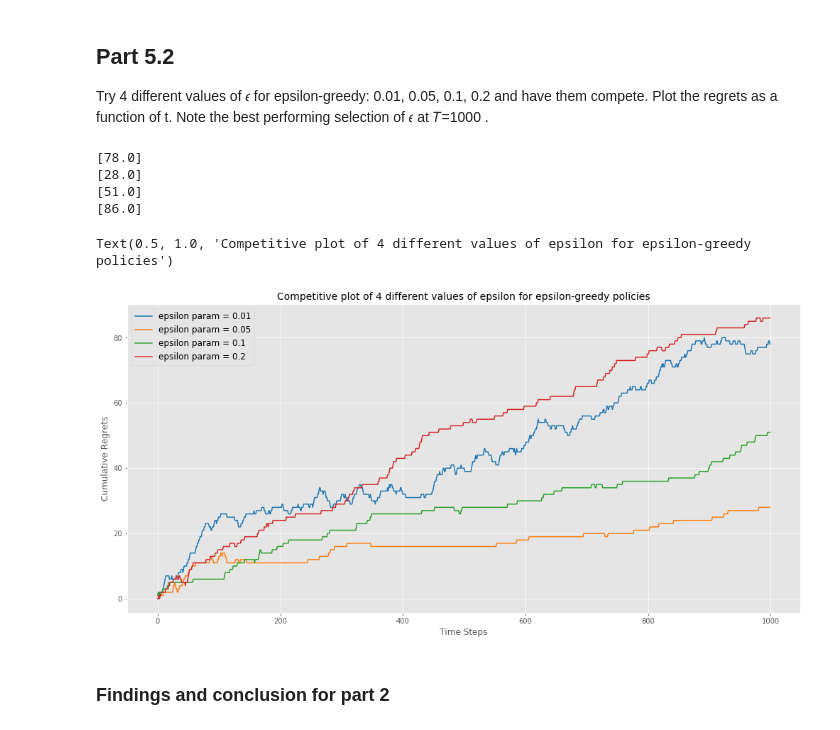
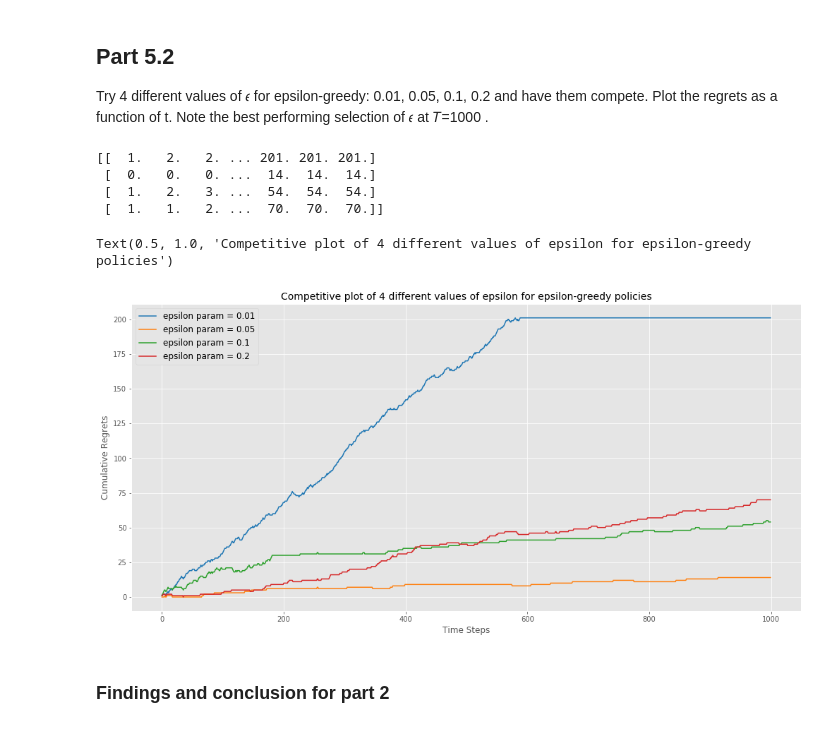
Before and after one commit to Chenghan-Sun/DS-Projects, a Jupyter notebook: multiarmed_bandit/Chenghan-Sun-homework2.ipynb, the cells around one changed output. Drawn from its saved outputs; the diff is of its cells as text; code cells hidden in the pictures.

```diff
--- a/multiarmed_bandit/Chenghan-Sun-homework2.ipynb
+++ b/multiarmed_bandit/Chenghan-Sun-homework2.ipynb
@@ -129,11 +116,10 @@ def run_trajectory(bandit, policies, T):
     return regrets
 # %%
 # test code, do not change
+# np.random.seed(15)
 t1 = time.time()
 num_arms = SimpleBandit().num_arms
-p = RandomPolicy(num_arms)
-policies = [p]
-regrets = [run_trajectory(SimpleBandit(), policies, 1000) for _ in range(10)]
+regrets = [run_trajectory(SimpleBandit(), [RandomPolicy(num_arms)], 1000) for _ in range(10)]
 print('Time Usage : {}'.format(time.time() - t1))
 print(regrets)
 np.mean(regrets)
@@ -443,55 +390,57 @@ def run_trajectory(bandit, policies, T):
         regrets history of each policy in list, like
         [regrets_history, regrets_history, ...]
     """
+    regrets_history = []
     arms_cumulative_rewards = np.zeros(len(policies))  # initialize the policy space
-    regrets_history = []
+    rewards_history = np.zeros((len(policies), T))
     for t in range(T):  # iterate all time steps
-        selected_arms = [p.select_arm() for p in policies]  # select random arm T times under each policy
+        selected_arms = []
+        for i, p in enumerate(policies):
+            global CurRewardList
+            CurRewardList = rewards_history[i]
+            selected_arms.append(p.select_arm())  # select random arm T times under each policy
+
         arms_current_rewards = bandit.pull(selected_arms)  # pull, pass to policy class
-
-        global CurRewardList
-        CurRewardList.append(arms_current_rewards[0])
+        for i in range(len(policies)):
+            rewards_history[i, t] = arms_current_rewards[i]
 
         arms_cumulative_rewards += arms_current_rewards
         regrets = [np.amax(bandit.total_rewards) - cu_reward for cu_reward in arms_cumulative_rewards]
-        # print(f"The regret at the {t}th time step for the {len(policies)} arms: \033[91m{regrets}\033[0m")
         regrets_history.append(regrets)
-    return regrets_history
+    return np.array(regrets_history)
 # %% [markdown]
 ## Part 5.2
 
 Try 4 different values of  𝜖  for epsilon-greedy: 0.01, 0.05, 0.1, 0.2 and have them compete. Plot the regrets as a function of t. Note the best performing selection of  𝜖  at  𝑇=1000 .
 # %%
 # Part 2 code, output your plot
-# np.random.seed(5)
+# np.random.seed(15)
 # run four policies
 num_arms = SimpleBandit().num_arms
 policies = [Epsilon_Greedy_Policy(num_arms, 0.01), Epsilon_Greedy_Policy(num_arms, 0.05),
             Epsilon_Greedy_Policy(num_arms, 0.1), Epsilon_Greedy_Policy(num_arms, 0.2)]
 
-regrets_history_epsi = {}
-for tmp_policy in policies:
-    CurRewardList = []
-    regrets_history_epsi[tmp_policy] = modified_run_trajectory(SimpleBandit(), [tmp_policy], 1000)
-    print(regrets_history_epsi[tmp_policy][-1])
+regrets_history_epsi = run_trajectory(SimpleBandit(), policies, 1000)
+regrets_history_epsi = np.transpose(regrets_history_epsi)  # transpose
+print(regrets_history_epsi)
 
 # plot
 plt.figure(figsize=(17, 8))
-plt.plot(range(1000), regrets_history_epsi[policies[0]], '-', label='epsilon param = 0.01', color=colors[0])
-plt.plot(range(1000), regrets_history_epsi[policies[1]], '-', label='epsilon param = 0.05', color=colors[1])
-plt.plot(range(1000), regrets_history_epsi[policies[2]], '-', label='epsilon param = 0.1', color=colors[2])
-plt.plot(range(1000), regrets_history_epsi[policies[3]], '-', label='epsilon param = 0.2', color=colors[3])
+plt.plot(range(1000), regrets_history_epsi[0], '-', label='epsilon param = 0.01', color=colors[0])
+plt.plot(range(1000), regrets_history_epsi[1], '-', label='epsilon param = 0.05', color=colors[1])
+plt.plot(range(1000), regrets_history_epsi[2], '-', label='epsilon param = 0.1', color=colors[2])
+plt.plot(range(1000), regrets_history_epsi[3], '-', label='epsilon param = 0.2', color=colors[3])
 plt.legend(fontsize=12)
 plt.xlabel('Time Steps', fontsize=12)
 plt.ylabel('Cumulative Regrets', fontsize=12)
 plt.title("Competitive plot of 4 different values of epsilon for epsilon-greedy policies", fontsize=14)
 # %% [output]
-[78.0]
-[28.0]
-[51.0]
-[86.0]
+[[  1.   2.   2. ... 201. 201. 201.]
+ [  0.   0.   0. ...  14.  14.  14.]
+ [  1.   2.   3. ...  54.  54.  54.]
+ [  1.   1.   2. ...  70.  70.  70.]]
 Text(0.5, 1.0, 'Competitive plot of 4 different values of epsilon for epsilon-greedy policies')
-[figure, old version]
+[figure, new version]
 # %% [markdown]
 ### Findings and conclusion for part 2
 # %% [markdown]
```
Also changed, not shown: parts of 12 cells of this notebook.
